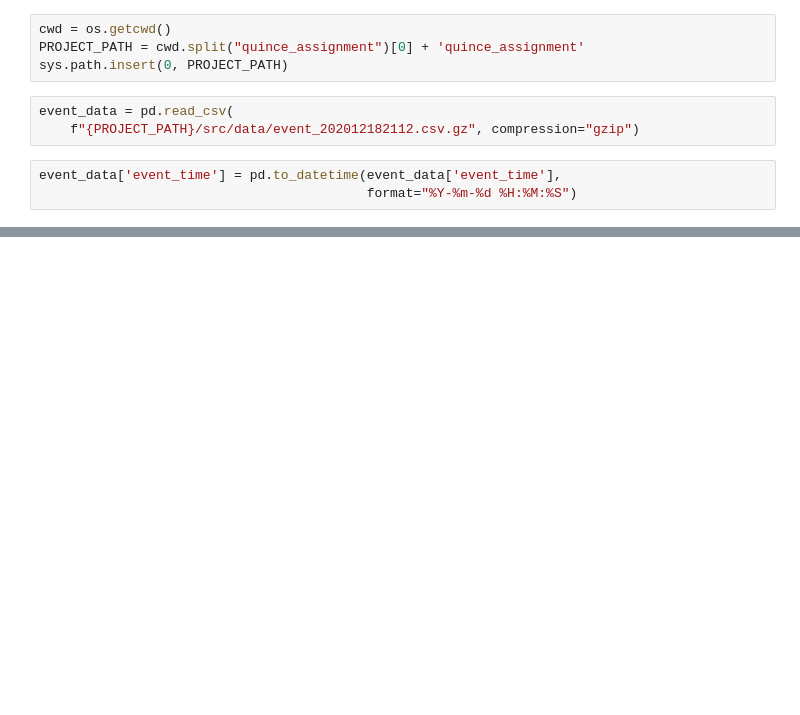
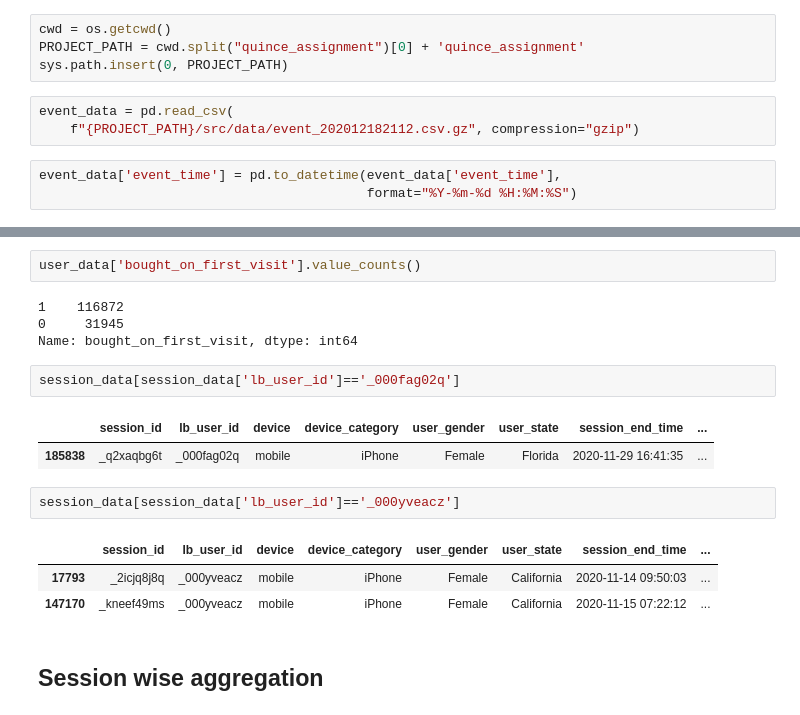
Before and after one commit to teja275/quince_assignment, a Jupyter notebook: notebooks/Data Exploration.ipynb, the cells around one changed output, grey strips where cells are left out. Drawn from its saved outputs; the diff is of its cells as text; blank space fills up the shorter version.

```diff
--- a/notebooks/Data Exploration.ipynb
+++ b/notebooks/Data Exploration.ipynb
@@ -112,0 +180,19 @@ event_data[event_data['lb_user_id']=='_0006tbdmt']
+# %%
+user_data['bought_on_first_visit'].value_counts()
+# %% [output]
+1    116872
+0     31945
+Name: bought_on_first_visit, dtype: int64
+# %%
+session_data[session_data['lb_user_id']=='_000fag02q']
+# %% [output]
+|  | session_id | lb_user_id | device | device_category | user_gender | user_state | session_end_time | ... |
+| 185838 | _q2xaqbg6t | _000fag02q | mobile | iPhone | Female | Florida | 2020-11-29 16:41:35 | ... |
+# %%
+session_data[session_data['lb_user_id']=='_000yveacz']
+# %% [output]
+|  | session_id | lb_user_id | device | device_category | user_gender | user_state | session_end_time | ... |
+| 17793 | _2icjq8j8q | _000yveacz | mobile | iPhone | Female | California | 2020-11-14 09:50:03 | ... |
+| 147170 | _kneef49ms | _000yveacz | mobile | iPhone | Female | California | 2020-11-15 07:22:12 | ... |
+# %% [markdown]
+## Session wise aggregation
```
Also changed, not shown: parts of 34 cells of this notebook.
